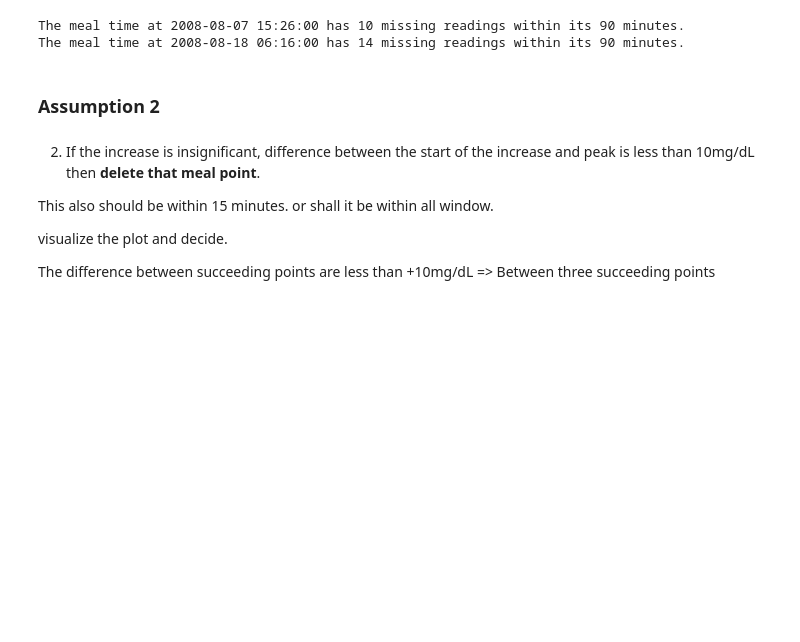
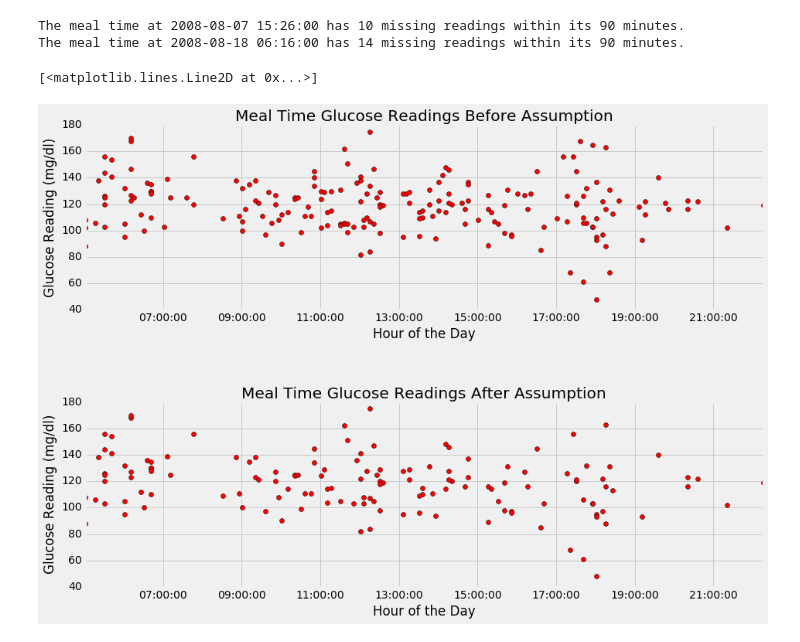
Before and after one commit to SalChem/Diabetic-Project, a Jupyter notebook: Smoothing and Filtering.ipynb, the cells around one changed output. Drawn from its saved outputs; the diff is of its cells as text; code cells hidden in the pictures; blank space fills up the shorter version.

Commit message:
Extracting plots for every meal

```diff
--- a/Smoothing and Filtering.ipynb
+++ b/Smoothing and Filtering.ipynb
@@ -548,14 +497,3 @@ plot.yaxis.axis_label = "Glucose Reading (mg/dL)"
 
 # show the results
 show(plot)
-# %% [markdown]
-### Assumption 2
-# %% [markdown]
-2) If the increase is insignificant, difference between the start of the increase and peak is less than 10mg/dL then **delete that meal point**.
-
-This also should be within 15 minutes.
-or shall it be within all window.
-
-visualize the plot and decide.
-
-The difference between succeeding points are less than +10mg/dL => Between three succeeding points
@@ -576,0 +500,35 @@ def compare_increase(current_date):
+# %%
+import matplotlib.dates as md
+
+d = datetime.datetime.today()
+for i in range(len(df_P1_New)):
+    #dt = df6.Date[i].replace(year=2009, month=5, day=25)
+    dt = df_P1_New.Date[i].replace(year=d.year, month=d.month, day=d.day)
+    df_P1_New.Date[i] = dt
+
+#Both lines below do same can copy contect to new dataframe, but do not use df_all_readings = pd.DataFrame(df_P14) as df_P14 will be modified if other is
+#df_all_readings = pd.DataFrame(df_P14).convert_objects(convert_numeric=True)
+df_all_readings = copy.deepcopy(df_P14)
+
+d = datetime.datetime.today()
+for i in range(len(df_all_readings)):
+    #dt = df6.Date[i].replace(year=2009, month=5, day=25)
+    dt = df_all_readings.Date[i].replace(year=d.year, month=d.month, day=d.day)
+    df_all_readings.Date[i] = dt
+
+fig = plt.figure(figsize= (14,10))
+plt.subplots_adjust(hspace=0.5)
+sub1 = fig.add_subplot(211)
+sub1.set_xlabel('Hour of the Day')
+sub1.set_ylabel('Glucose Reading (mg/dl)')
+sub1.set_title('Meal Time Glucose Readings Before Assumption')
+plt.plot_date(df_all_readings.Date, df_all_readings['mg/dL'], 'ro', label="Meal Times")
+
+sub2 = fig.add_subplot(212)
+sub2.set_xlabel('Hour of the Day')
+sub2.set_ylabel('Glucose Reading (mg/dl)')
+sub2.set_title('Meal Time Glucose Readings After Assumption')
+plt.plot_date(df_P1_New.Date, df_P1_New['mg/dL'], 'ro', label="Meal Times")
+# %% [output]
+[<matplotlib.lines.Line2D at 0x...>]
+[figure, added]
```
Also changed, not shown: parts of 9 cells of this notebook.
